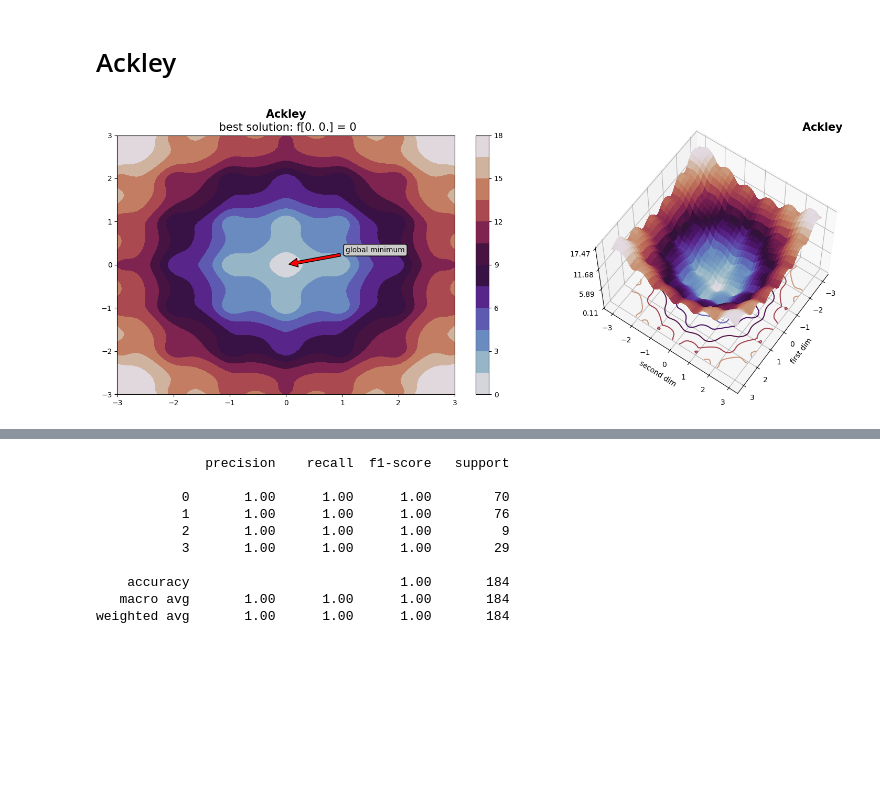
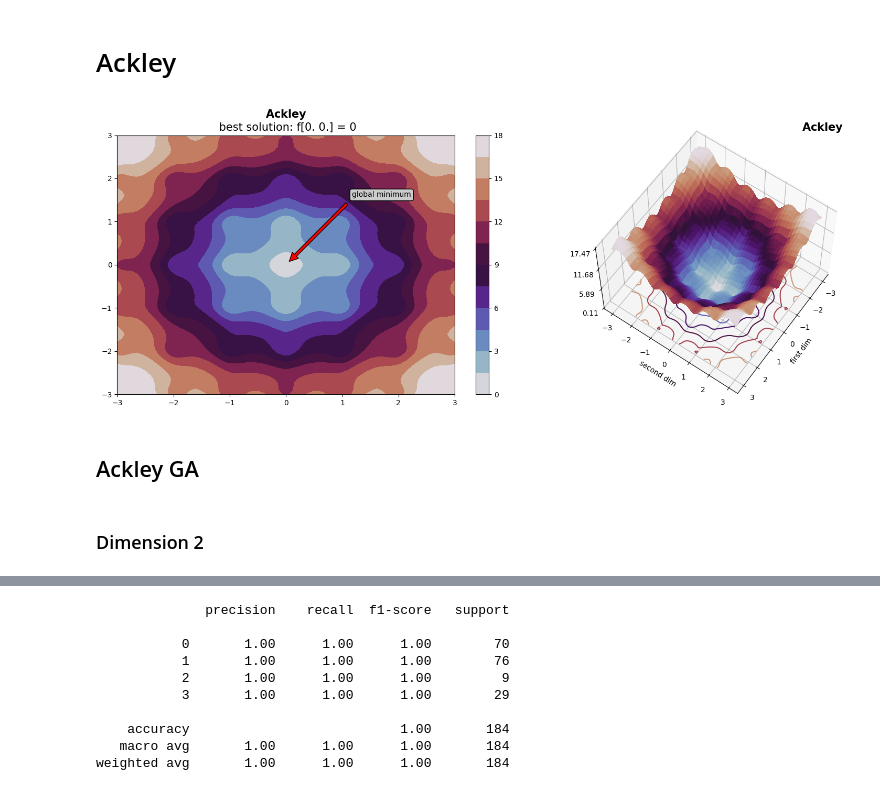
Before and after one commit to Metaraddin/m1_isit, a Jupyter notebook: PR_9-10/main.ipynb, the cells around one changed output, grey strips where cells are left out. Cells and saved outputs as stored; diff of their text form; code cells hidden in the pictures; blank space fills up the shorter version.

```diff
--- a/PR_9-10/main.ipynb
+++ b/PR_9-10/main.ipynb
@@ -71,12 +123,17 @@ ackley_func = Ackley(dim=ackley_dim)
 # %%
-plot_3d(ackley_func,
+func = Ackley(dim=2)
+plot_3d(func,
         points_by_dim = 70,
-        title = fr"{type(ackley_func).__name__}",
+        title = fr"{type(func).__name__}",
         bounds = None,
         show_best_if_exists = True,
         cmap = 'twilight',
         plot_surface = True,
         plot_heatmap = True)
 # %% [output]
-[figure, old version]
+[figure, new version]
+# %% [markdown]
+## Ackley GA
+# %% [markdown]
+### Dimension 2
 # %%
```
Also changed, not shown: parts of 17 cells of this notebook, 2 other files.
